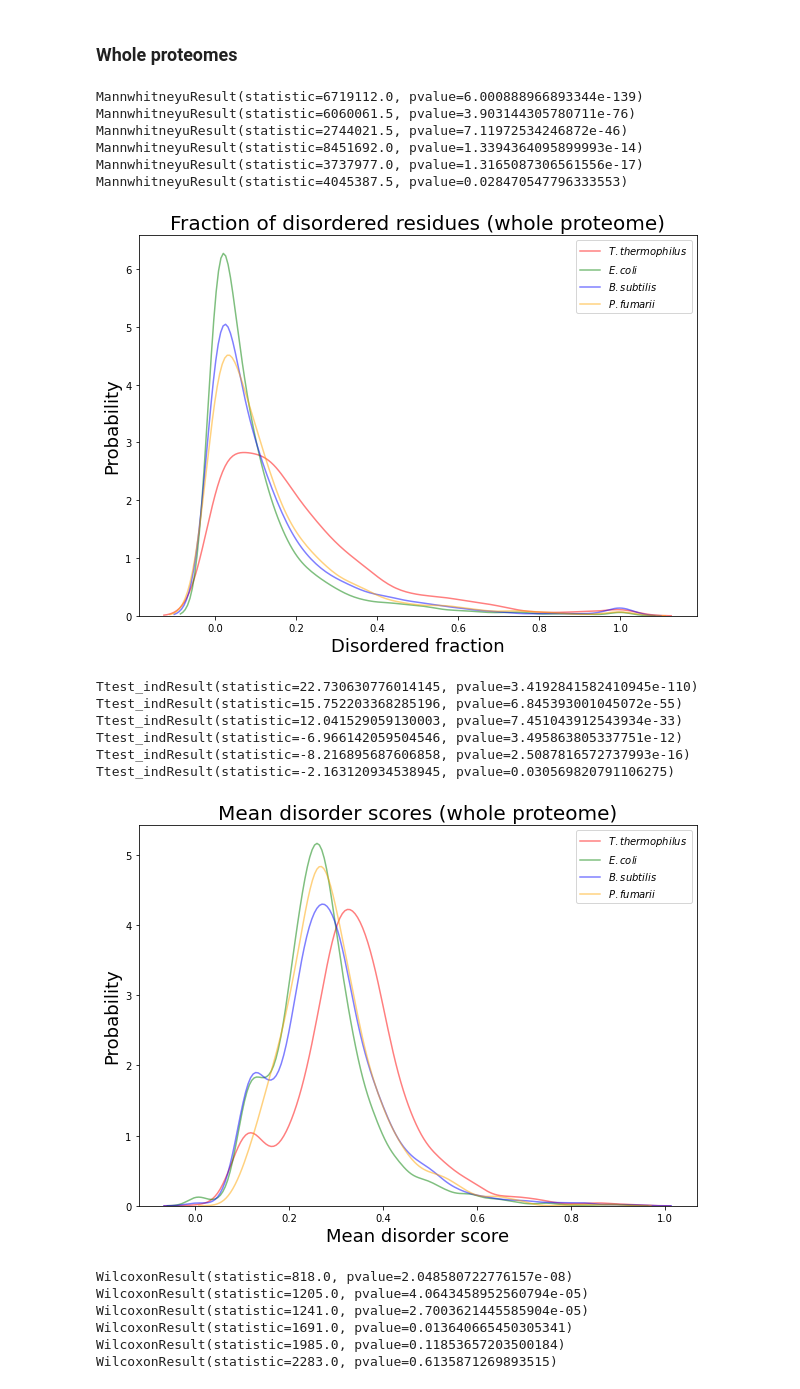
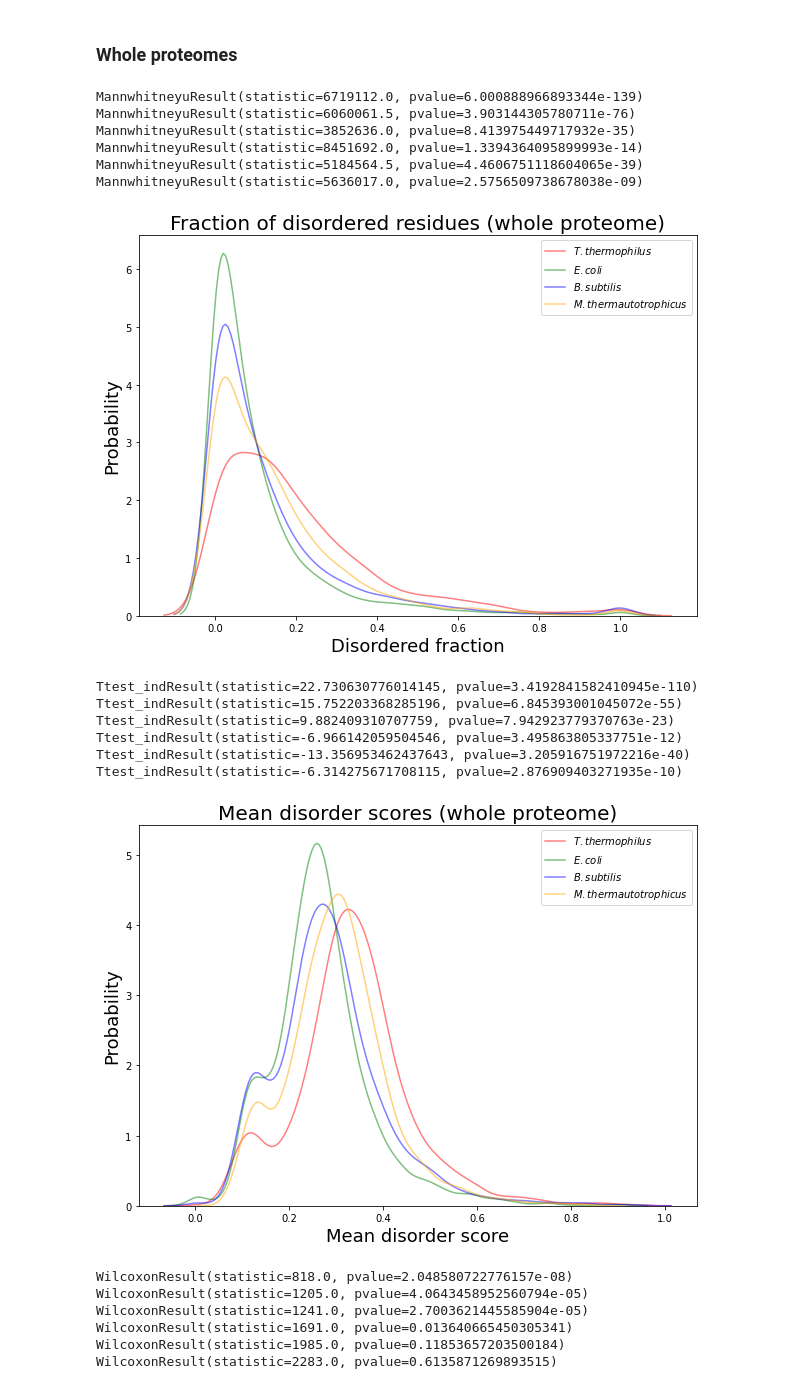
Before and after one commit to alibekk93/IDP_analysis, a Jupyter notebook: IDP_analysis.ipynb, the cells around one changed output. Cells and saved outputs as stored; diff of their text form; code cells hidden in the pictures.

```diff
--- a/IDP_analysis.ipynb
+++ b/IDP_analysis.ipynb
@@ -912,0 +991,8 @@ files.download('MT_disorder_iupred3.pkl')
+# %%
+MT_disorder_pondr = []
+
+for i in tqdm(range(2885)):
+  try:
+    MT_disorder_pondr.append(get_pondr_calculations(MT_proteome.ID.iloc[i], MT_proteome.Sequence.iloc[i]))
+  except:
+    MT_disorder_pondr.append(np.nan)
@@ -916,7 +1010,7 @@ On rare occasions disorder values can be -inf or other negative, which makes no
 TT_proteome.disorder = TT_proteome.disorder.progress_apply(fix_neg_inf)
 EC_proteome.disorder = EC_proteome.disorder.progress_apply(fix_neg_inf)
 BS_proteome.disorder = BS_proteome.disorder.progress_apply(fix_neg_inf)
-PF_proteome.disorder = PF_proteome.disorder.progress_apply(fix_neg_inf)
+MT_proteome.disorder = MT_proteome.disorder.progress_apply(fix_neg_inf)
 # %%
 TT_proteome['disorder_combined'] = [np.mean(TT_proteome.disorder.iloc[i], axis=1)\
                                 for i in range(len(TT_proteome))]
@@ -939,20 +1033,20 @@ EC_proteome['longest_IDR'] = EC_proteome.disorder_binary.apply(find_longest_bina
 BS_proteome['disorder_combined'] = [np.mean(BS_proteome.disorder.iloc[i], axis=1)\
                                 for i in range(len(BS_proteome))]
 
-PF_proteome['disorder_combined'] = [np.mean(PF_proteome.disorder.iloc[i], axis=1)\
-                                for i in range(len(PF_proteome))]
+MT_proteome['disorder_combined'] = [np.mean(MT_proteome.disorder.iloc[i], axis=1)\
+                                for i in range(len(MT_proteome))]
 
 BS_proteome['disorder_binary'] = BS_proteome.disorder_combined.apply(binary_disorder, threshold=0.5)
-PF_proteome['disorder_binary'] = PF_proteome.disorder_combined.apply(binary_disorder, threshold=0.5)
+MT_proteome['disorder_binary'] = MT_proteome.disorder_combined.apply(binary_disorder, threshold=0.5)
 
 BS_proteome['disorder_mean'] = BS_proteome.disorder_combined.apply(np.mean)
-PF_proteome['disorder_mean'] = PF_proteome.disorder_combined.apply(np.mean)
+MT_proteome['disorder_mean'] = MT_proteome.disorder_combined.apply(np.mean)
 
 BS_proteome['disorder_binary_mean'] = BS_proteome.disorder_binary.apply(np.mean)
-PF_proteome['disorder_binary_mean'] = PF_proteome.disorder_binary.apply(np.mean)
+MT_proteome['disorder_binary_mean'] = MT_proteome.disorder_binary.apply(np.mean)
 
 BS_proteome['longest_IDR'] = BS_proteome.disorder_binary.apply(find_longest_binary_IDR)
-PF_proteome['longest_IDR'] = PF_proteome.disorder_binary.apply(find_longest_binary_IDR)
+MT_proteome['longest_IDR'] = MT_proteome.disorder_binary.apply(find_longest_binary_IDR)
 # %% [markdown]
 ## OmaBrowser
 # %% [markdown]
@@ -1152,12 +1246,12 @@ fig, ax = plt.subplots(figsize=(10,7))
 df = pd.DataFrame({'TT':TT_proteome.disorder_binary_mean,
                    'EC':EC_proteome.disorder_binary_mean,
                    'BS':BS_proteome.disorder_binary_mean,
-                   'PF':PF_proteome.disorder_binary_mean})
+                   'MT':MT_proteome.disorder_binary_mean})
 
 sns.kdeplot(df.TT, color='red', alpha=0.5, label='$\\it{}$'.format('T. thermophilus'), ax=ax)
 sns.kdeplot(df.EC, color='green', alpha=0.5, label='$\\it{}$'.format('E. coli'), ax=ax)
 sns.kdeplot(df.BS, color='blue', alpha=0.5, label='$\\it{}$'.format('B. subtilis'), ax=ax)
-sns.kdeplot(df.PF, color='orange', alpha=0.5, label='$\\it{}$'.format('P. fumarii'), ax=ax)
+sns.kdeplot(df.MT, color='orange', alpha=0.5, label='$\\it{}$'.format('M. thermautotrophicus'), ax=ax)
 # sns.histplot(df.TT, color='red', kde=True, alpha=0.5, stat='probability', label='$\\it{}$'.format('T. thermophilus'), ax=ax)
 # sns.histplot(df.EC, color='green', kde=True, alpha=0.5, stat='probability', label='$\\it{}$'.format('E. coli'), ax=ax)
 # sns.histplot(df.BS, color='blue', kde=True, alpha=0.5, stat='probability', label='$\\it{}$'.format('B. subtilis'), ax=ax)
@@ -1169,10 +1263,10 @@ ax.legend()
 
 print(mannwhitneyu(df.TT.dropna(), df.EC.dropna()))
 print(mannwhitneyu(df.TT.dropna(), df.BS.dropna()))
-print(mannwhitneyu(df.TT.dropna(), df.PF.dropna()))
+print(mannwhitneyu(df.TT.dropna(), df.MT.dropna()))
 print(mannwhitneyu(df.EC.dropna(), df.BS.dropna()))
-print(mannwhitneyu(df.EC.dropna(), df.PF.dropna()))
-print(mannwhitneyu(df.BS.dropna(), df.PF.dropna()))
+print(mannwhitneyu(df.EC.dropna(), df.MT.dropna()))
+print(mannwhitneyu(df.BS.dropna(), df.MT.dropna()))
 # print(wilcoxon(df.TT.dropna(), df.EC.dropna(), alternative='greater'))
 # print(ttest_ind(df.TT, df.EC, nan_policy='omit'))
 # print(ttest_rel(df.TT, df.EC, nan_policy='omit'))
@@ -1182,51 +1276,51 @@ fig.savefig('Fraction of disordered residues (whole proteome).svg')
 # %% [output]
 MannwhitneyuResult(statistic=6719112.0, pvalue=6.000888966893344e-139)
 MannwhitneyuResult(statistic=6060061.5, pvalue=3.903144305780711e-76)
-MannwhitneyuResult(statistic=2744021.5, pvalue=7.11972534246872e-46)
+MannwhitneyuResult(statistic=3852636.0, pvalue=8.413975449717932e-35)
 MannwhitneyuResult(statistic=8451692.0, pvalue=1.3394364095899993e-14)
-MannwhitneyuResult(statistic=3737977.0, pvalue=1.3165087306561556e-17)
-MannwhitneyuResult(statistic=4045387.5, pvalue=0.028470547796333553)
+MannwhitneyuResult(statistic=5184564.5, pvalue=4.4606751118604065e-39)
+MannwhitneyuResult(statistic=5636017.0, pvalue=2.5756509738678038e-09)
-[figure, old version]
+[figure, new version]
 # %%
 fig, ax = plt.subplots(figsize=(10,7))
 
 df = pd.DataFrame({'TT':TT_proteome.disorder_mean,
                    'EC':EC_proteome.disorder_mean,
                    'BS':BS_proteome.disorder_mean,
-                   'PF':PF_proteome.disorder_mean})
+                   'MT':MT_proteome.disorder_mean})
 
 sns.kdeplot(df.TT, color='red', alpha=0.5, label='$\\it{}$'.format('T. thermophilus'), ax=ax)
 sns.kdeplot(df.EC, color='green', alpha=0.5, label='$\\it{}$'.format('E. coli'), ax=ax)
 sns.kdeplot(df.BS, color='blue', alpha=0.5, label='$\\it{}$'.format('B. subtilis'), ax=ax)
-sns.kdeplot(df.PF, color='orange', alpha=0.5, label='$\\it{}$'.format('P. fumarii'), ax=ax)
+sns.kdeplot(df.MT, color='orange', alpha=0.5, label='$\\it{}$'.format('M. thermautotrophicus'), ax=ax)
 # sns.histplot(df.TT, color='red', kde=True, alpha=0.5, stat='probability', label='$\\it{}$'.format('T. thermophilus'), ax=ax)
 # sns.histplot(df.EC, color='green', kde=True, alpha=0.5, stat='probability', label='$\\it{}$'.format('E. coli'), ax=ax)
 # sns.histplot(df.BS, color='yellow', kde=True, alpha=0.5, stat='probability', label='$\\it{}$'.format('B. subtilis'), ax=ax)
 ax.set_title('Mean disorder scores (whole proteome)', fontsize=20)
 ax.set_ylabel('Probability', fontsize=18)
 ax.set_xlabel('Mean disorder score', fontsize=18)
 ax.legend()
 
 # print(mannwhitneyu(df.TT.dropna(), df.EC.dropna(), alternative='greater'))
 # print(wilcoxon(df.TT.dropna(), df.EC.dropna(), alternative='greater'))
 print(ttest_ind(df.TT, df.EC, nan_policy='omit'))
 print(ttest_ind(df.TT, df.BS, nan_policy='omit'))
-print(ttest_ind(df.TT, df.PF, nan_policy='omit'))
+print(ttest_ind(df.TT, df.MT, nan_policy='omit'))
 print(ttest_ind(df.EC, df.BS, nan_policy='omit'))
-print(ttest_ind(df.EC, df.PF, nan_policy='omit'))
-print(ttest_ind(df.BS, df.PF, nan_policy='omit'))
+print(ttest_ind(df.EC, df.MT, nan_policy='omit'))
+print(ttest_ind(df.BS, df.MT, nan_policy='omit'))
 # print(ttest_rel(df.TT, df.EC, nan_policy='omit'))
 
 fig.show()
 fig.savefig('Mean disorder scores (whole proteome).svg')
 # %% [output]
 Ttest_indResult(statistic=22.730630776014145, pvalue=3.4192841582410945e-110)
 Ttest_indResult(statistic=15.752203368285196, pvalue=6.845393001045072e-55)
-Ttest_indResult(statistic=12.041529059130003, pvalue=7.451043912543934e-33)
+Ttest_indResult(statistic=9.882409310707759, pvalue=7.942923779370763e-23)
 Ttest_indResult(statistic=-6.966142059504546, pvalue=3.495863805337751e-12)
-Ttest_indResult(statistic=-8.216895687606858, pvalue=2.5087816572737993e-16)
-Ttest_indResult(statistic=-2.163120934538945, pvalue=0.030569820791106275)
+Ttest_indResult(statistic=-13.356953462437643, pvalue=3.205916751972216e-40)
+Ttest_indResult(statistic=-6.314275671708115, pvalue=2.876909403271935e-10)
-[figure, old version]
+[figure, new version]
 # %%
 fig, ax = plt.subplots(figsize=(10,7))
 
```
Also changed, not shown: parts of 4 cells of this notebook.
